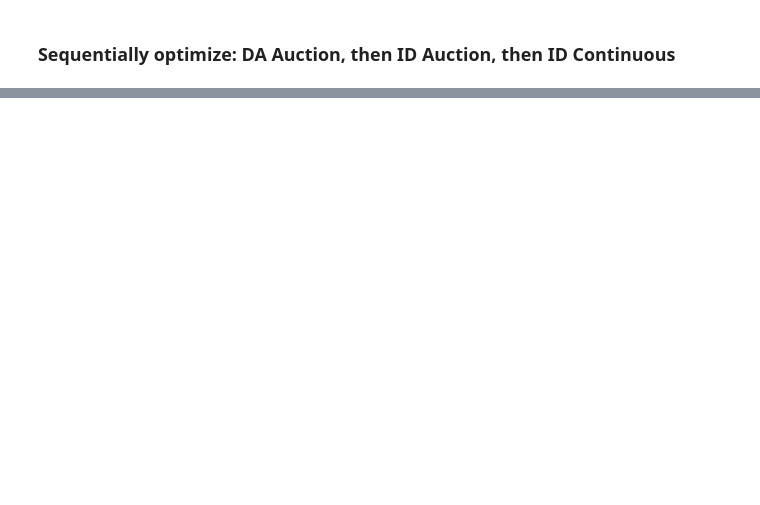
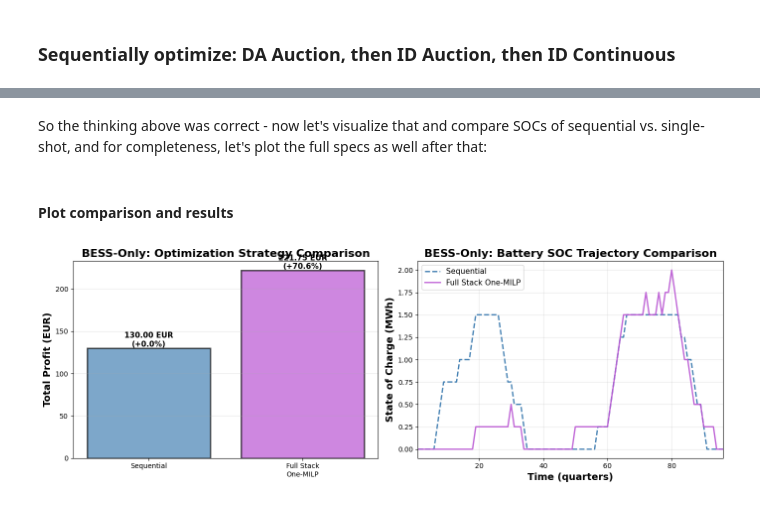
Before and after one commit to c-metz/bess-optimizer, a Jupyter notebook: example.ipynb, the cells around one changed output, grey strips where cells are left out. Saved outputs shown, nothing was run; the diff lists cells and outputs as text; code cells hidden in the pictures; blank space fills up the shorter version.

```diff
--- a/example.ipynb
+++ b/example.ipynb
@@ -196,0 +396,42 @@ plt.show()
+# %% [markdown]
+So the thinking above was correct - now let's visualize that and compare SOCs of sequential vs. single-shot, and for completeness, let's plot the full specs as well after that:
+# %% [markdown]
+#### Plot comparison and results
+# %%
+# Visualize BESS-only comparison (Sequential vs Full-Stack)
+fig, (ax1, ax2) = plt.subplots(1, 2, figsize=(14, 5))
+
+# Profit comparison
+methods = ['Sequential', 'Full Stack\nOne-MILP']
+profits_bess = [sequential_profit_bess, result_full_stack_bess['profit']]
+colors_bar = ['steelblue', 'mediumorchid']
+
+bars = ax1.bar(methods, profits_bess, color=colors_bar, alpha=0.7, edgecolor='black', linewidth=2)
+ax1.set_ylabel('Total Profit (EUR)', fontsize=14, fontweight='bold')
+ax1.set_title('BESS-Only: Optimization Strategy Comparison', fontsize=16, fontweight='bold')
+ax1.grid(axis='y', alpha=0.3)
+
+# Add value labels on bars
+for bar, profit in zip(bars, profits_bess):
+    height = bar.get_height()
+    improvement_pct = ((profit - sequential_profit_bess) / sequential_profit_bess * 100) if sequential_profit_bess > 0 else 0
+    ax1.text(bar.get_x() + bar.get_width()/2., height,
+            f'{profit:.2f} EUR\n({improvement_pct:+.1f}%)',
+            ha='center', va='bottom', fontsize=11, fontweight='bold')
+
+# SOC comparison over time
+xgrid_bess = np.arange(1, 97)
+ax2.plot(xgrid_bess, soc3_bess, label='Sequential', color='steelblue', linewidth=2, linestyle='--')
+ax2.plot(xgrid_bess, result_full_stack_bess['soc'], label='Full Stack One-MILP', color='mediumorchid', linewidth=2, alpha=0.9)
+
+ax2.set_xlabel('Time (quarters)', fontsize=14, fontweight='bold')
+ax2.set_ylabel('State of Charge (MWh)', fontsize=14, fontweight='bold')
+ax2.set_title('BESS-Only: Battery SOC Trajectory Comparison', fontsize=16, fontweight='bold')
+ax2.legend(fontsize=11, loc='best')
+ax2.grid(alpha=0.3)
+ax2.set_xlim(1, 96)
+
+plt.tight_layout()
+plt.show()
+# %% [output]
+[figure, added]
```
Also changed, not shown: parts of 32 cells of this notebook, 4 other files.
